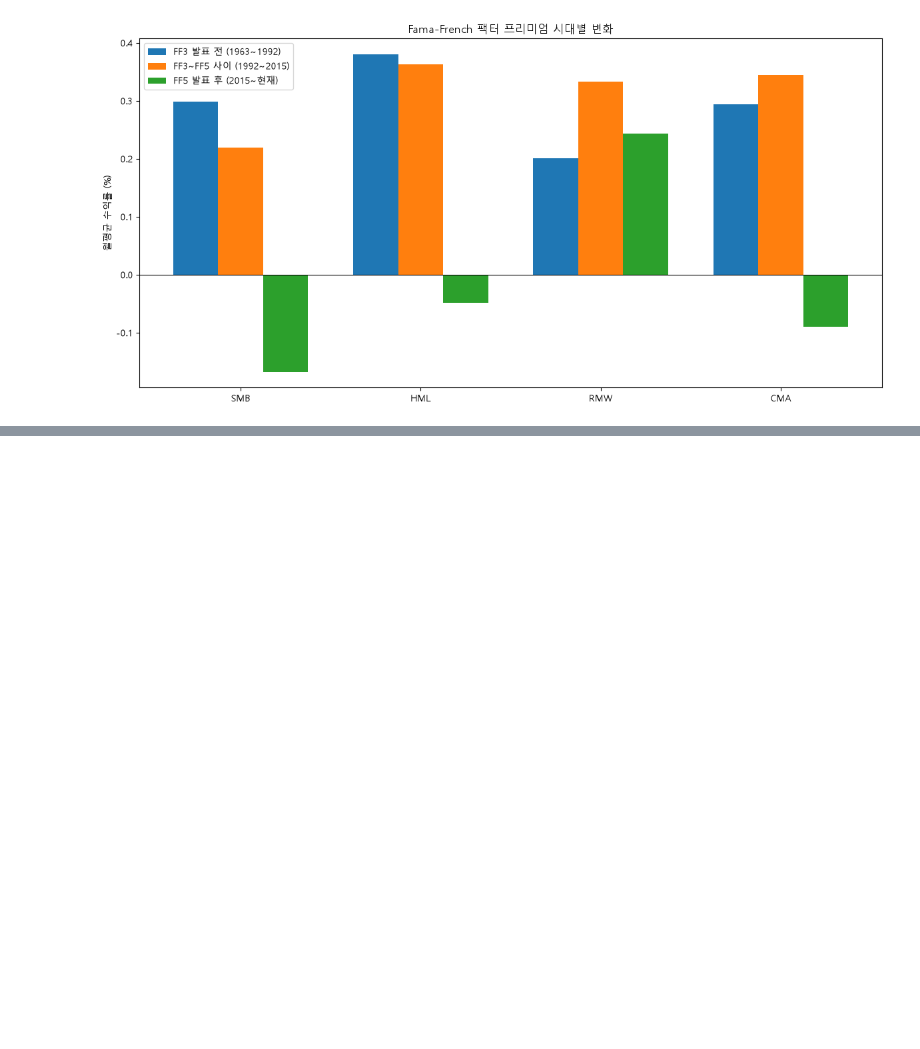
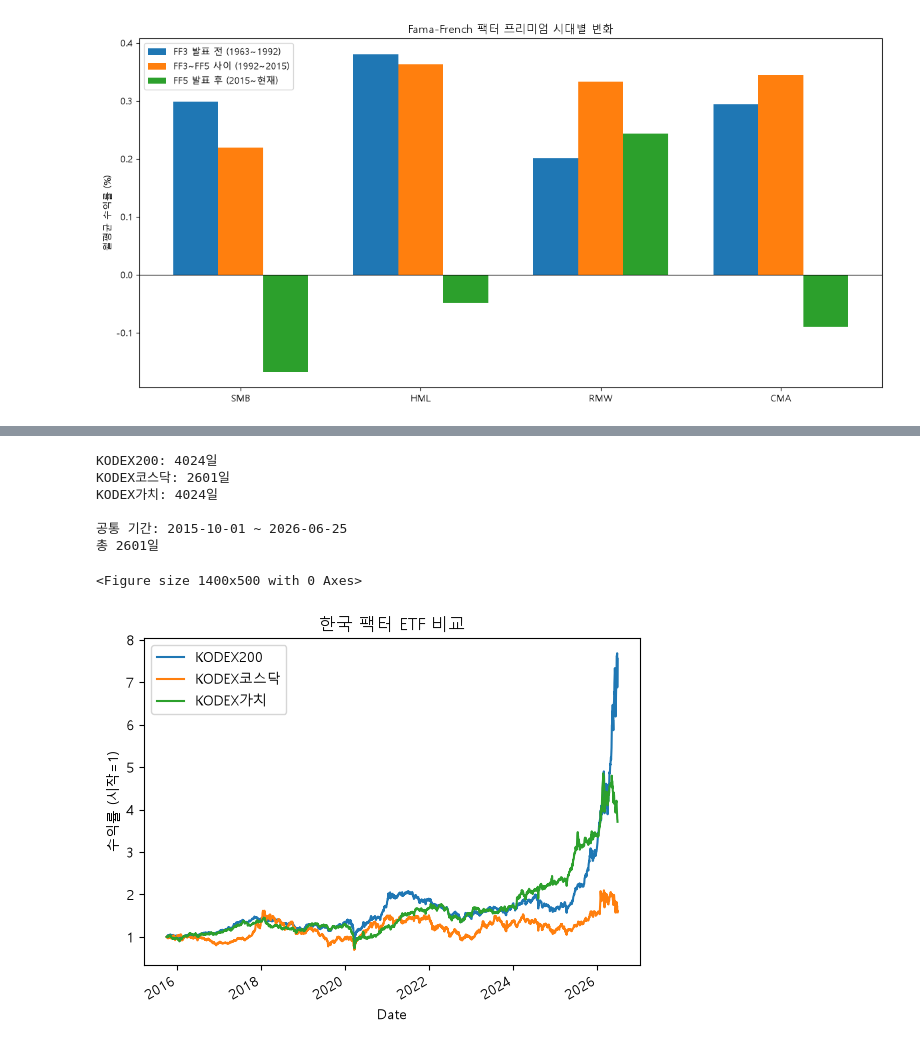
Before and after one commit to byungchan3077/financial-factor-analysis, a Jupyter notebook: stock.ipynb, the cells around one changed output, grey strips where cells are left out. Saved outputs shown, nothing was run; the diff lists cells and outputs as text; code cells hidden in the pictures; blank space fills up the shorter version.

```diff
--- a/stock.ipynb
+++ b/stock.ipynb
@@ -353,0 +408,33 @@ CMA
+# %%
+tickers_kr = {
+    "KODEX200":    "069500.KS",
+    "KODEX코스닥": "229200.KS",
+    "KODEX가치":   "104530.KS",
+}
+
+data_kr = {}
+for name, ticker in tickers_kr.items():
+    df = yf.download(ticker, start="2010-01-01", progress=False)["Close"].squeeze()
+    data_kr[name] = df
+    print(f"{name}: {len(df)}일")
+
+df_kr = pd.DataFrame(data_kr).dropna()
+print(f"\n공통 기간: {df_kr.index[0].date()} ~ {df_kr.index[-1].date()}")
+print(f"총 {len(df_kr)}일")
+# 정규화
+df_kr_norm = df_kr / df_kr.iloc[0]
+
+plt.figure(figsize=(14, 5))
+df_kr_norm.plot()
+plt.title("한국 팩터 ETF 비교")
+plt.ylabel("수익률 (시작=1)")
+plt.show()
+# %% [output]
+KODEX200: 4024일
+KODEX코스닥: 2601일
+KODEX가치: 4024일
+
+공통 기간: 2015-10-01 ~ 2026-06-25
+총 2601일
+<Figure size 1400x500 with 0 Axes>
+[figure, added]
```
Also changed, not shown: parts of 4 cells of this notebook.
